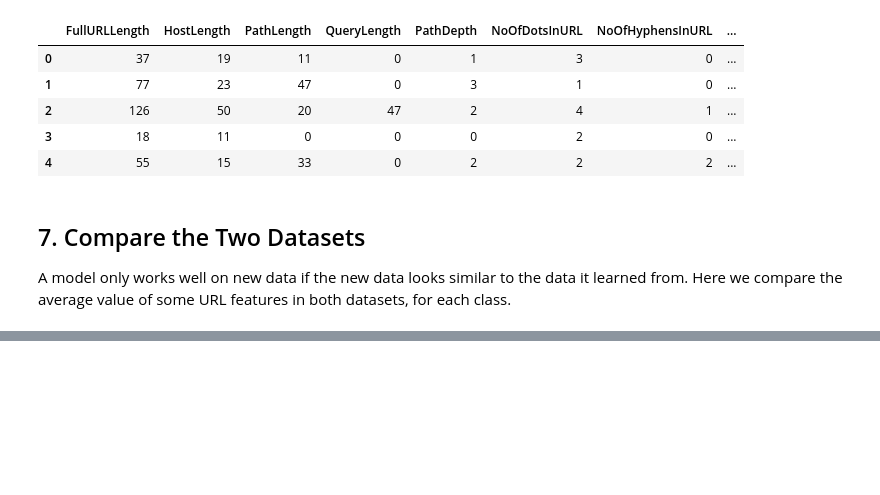
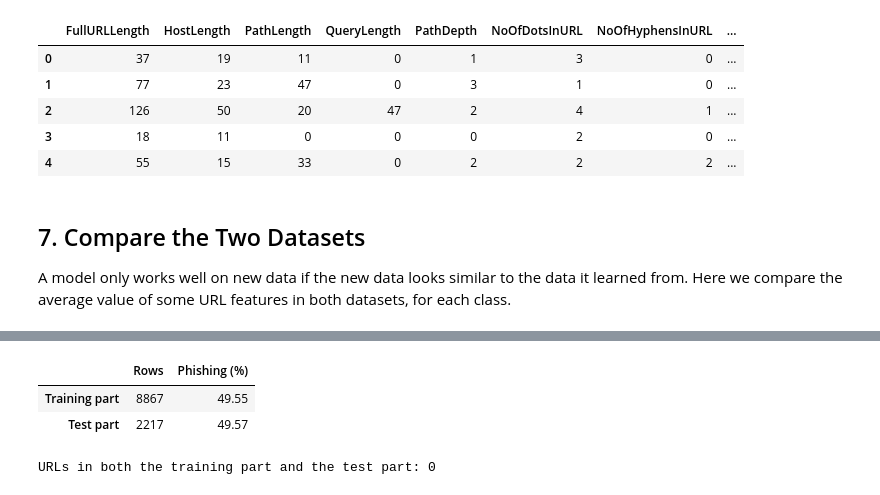
Before and after one commit to imansharinda-ux/DetectIt-ml, a Jupyter notebook: notebooks/03_external_dataset.ipynb, the cells around one changed output, grey strips where cells are left out. Drawn from its saved outputs; the diff is of its cells as text; code cells hidden in the pictures; blank space fills up the shorter version.

```diff
--- a/notebooks/03_external_dataset.ipynb
+++ b/notebooks/03_external_dataset.ipynb
@@ -21,9 +21,10 @@ from pathlib import Path
 import pandas as pd
 import matplotlib.pyplot as plt
 import seaborn as sns
+from sklearn.model_selection import train_test_split
 
 sys.path.append(str(Path("..").resolve()))
-from src.features import build_url_features
+from src.features import build_all_url_features, normalize_url
 
 pd.set_option("display.max_columns", None)
 sns.set_theme(style="whitegrid")
@@ -36,6 +37,8 @@ PROCESSED_DIR.mkdir(parents=True, exist_ok=True)
 RESULTS_DIR.mkdir(exist_ok=True)
 
 TARGET = "label"
+TEST_SIZE = 0.2
+RANDOM_STATE = 42
 LABEL_NAMES = {0: "Legitimate", 1: "Phishing"}
 CLASS_PALETTE = {"Legitimate": "#4C72B0", "Phishing": "#C44E52"}
 # %%
@@ -242,0 +225,22 @@ The external dataset is now ready to test the URL-only model in Experiment 2.
+# %%
+train_idx, test_idx = train_test_split(
+    ext.index,
+    test_size=TEST_SIZE,
+    stratify=ext[TARGET],
+    random_state=RANDOM_STATE,
+)
+
+split_check = pd.DataFrame({
+    "Rows": [len(train_idx), len(test_idx)],
+    "Phishing (%)": [ext.loc[train_idx, TARGET].mean() * 100, ext.loc[test_idx, TARGET].mean() * 100],
+}, index=["Training part", "Test part"])
+split_check.round(2)
+# %% [output]
+|  | Rows | Phishing (%) |
+| Training part | 8867 | 49.55 |
+| Test part | 2217 | 49.57 |
+# %%
+shared_urls = set(ext.loc[train_idx, "url"].map(normalize_url)) & set(ext.loc[test_idx, "url"].map(normalize_url))
+print(f"URLs in both the training part and the test part: {len(shared_urls)}")
+# %% [output]
+URLs in both the training part and the test part: 0
```
Also changed, not shown: parts of 22 cells of this notebook, 7 other files.
